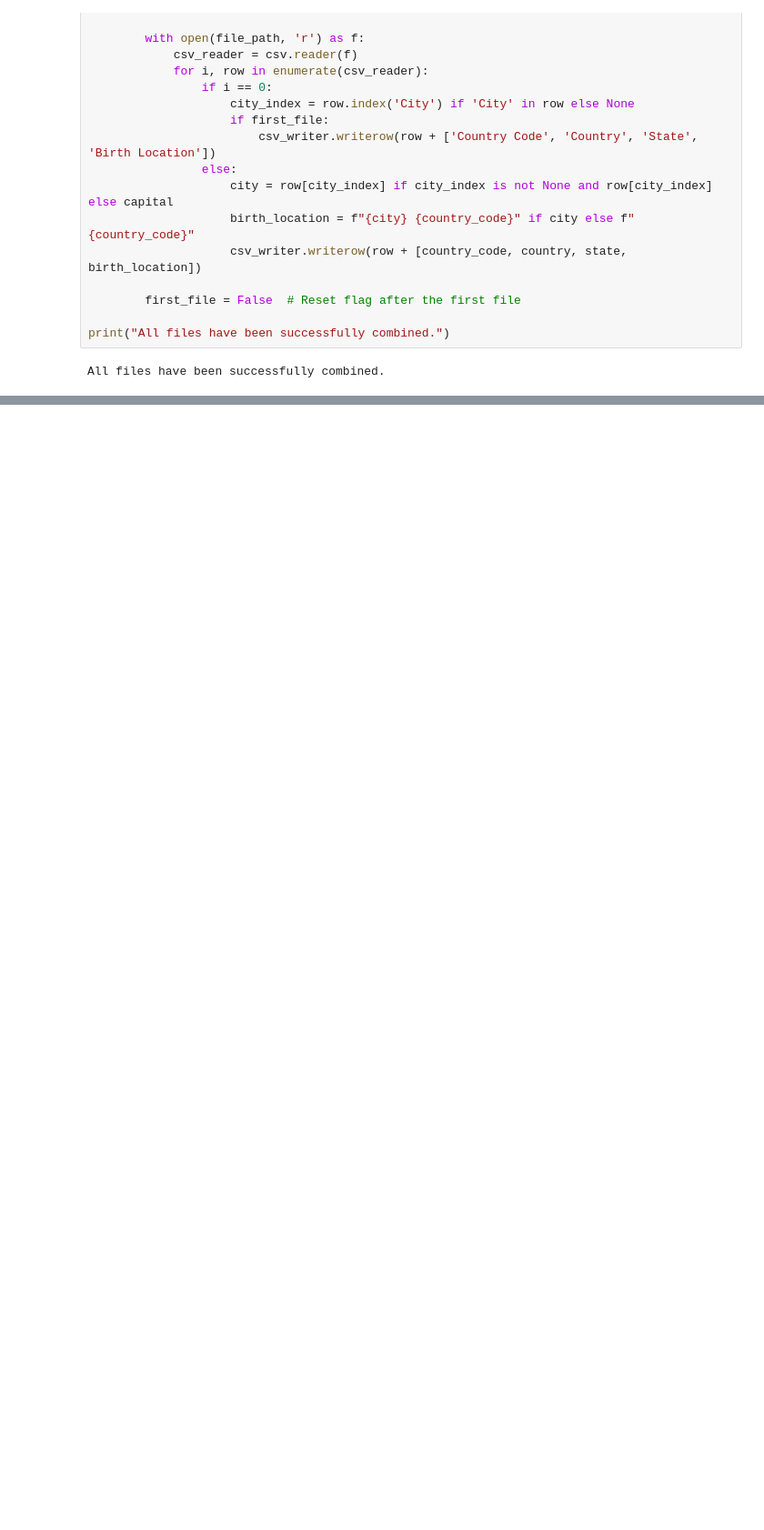
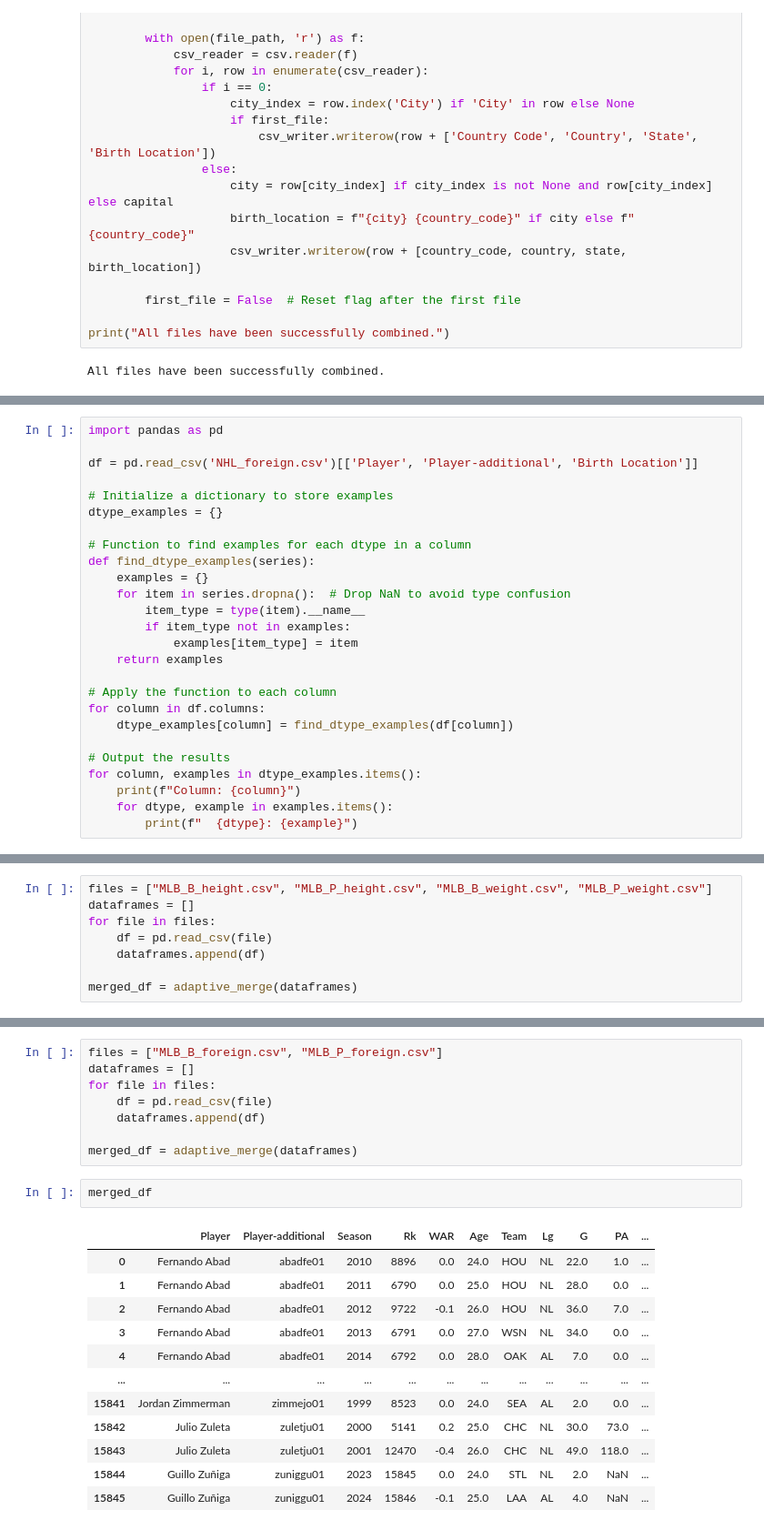
Before and after one commit to TB-DevAcc/non-american-in-us-sports-ranking, a Jupyter notebook: data_analysis/stathead_scrape.ipynb, the cells around one changed output, grey strips where cells are left out. Shown at 91% size. Saved outputs shown, nothing was run; the diff lists cells and outputs as text; blank space fills up the shorter version.

```diff
--- a/data_analysis/stathead_scrape.ipynb
+++ b/data_analysis/stathead_scrape.ipynb
@@ -470,0 +647,26 @@ All files have been successfully combined.
+# %%
+import pandas as pd
+
+df = pd.read_csv('NHL_foreign.csv')[['Player', 'Player-additional', 'Birth Location']]
+
+# Initialize a dictionary to store examples
+dtype_examples = {}
+
+# Function to find examples for each dtype in a column
+def find_dtype_examples(series):
+    examples = {}
+    for item in series.dropna():  # Drop NaN to avoid type confusion
+        item_type = type(item).__name__
+        if item_type not in examples:
+            examples[item_type] = item
+    return examples
+
+# Apply the function to each column
+for column in df.columns:
+    dtype_examples[column] = find_dtype_examples(df[column])
+
+# Output the results
+for column, examples in dtype_examples.items():
+    print(f"Column: {column}")
+    for dtype, example in examples.items():
+        print(f"  {dtype}: {example}")
@@ -470,0 +726,8 @@ All files have been successfully combined.
+# %%
+files = ["MLB_B_height.csv", "MLB_P_height.csv", "MLB_B_weight.csv", "MLB_P_weight.csv"]
+dataframes = []
+for file in files:
+    df = pd.read_csv(file)
+    dataframes.append(df)
+
+merged_df = adaptive_merge(dataframes)
@@ -470,0 +742,23 @@ All files have been successfully combined.
+# %%
+files = ["MLB_B_foreign.csv", "MLB_P_foreign.csv"]
+dataframes = []
+for file in files:
+    df = pd.read_csv(file)
+    dataframes.append(df)
+
+merged_df = adaptive_merge(dataframes)
+# %%
+merged_df
+# %% [output]
+|  | Player | Player-additional | Season | Rk | WAR | Age | Team | Lg | G | PA | ... |
+| 0 | Fernando Abad | abadfe01 | 2010 | 8896 | 0.0 | 24.0 | HOU | NL | 22.0 | 1.0 | ... |
+| 1 | Fernando Abad | abadfe01 | 2011 | 6790 | 0.0 | 25.0 | HOU | NL | 28.0 | 0.0 | ... |
+| 2 | Fernando Abad | abadfe01 | 2012 | 9722 | -0.1 | 26.0 | HOU | NL | 36.0 | 7.0 | ... |
+| 3 | Fernando Abad | abadfe01 | 2013 | 6791 | 0.0 | 27.0 | WSN | NL | 34.0 | 0.0 | ... |
+| 4 | Fernando Abad | abadfe01 | 2014 | 6792 | 0.0 | 28.0 | OAK | AL | 7.0 | 0.0 | ... |
+| ... | ... | ... | ... | ... | ... | ... | ... | ... | ... | ... | ... |
+| 15841 | Jordan Zimmerman | zimmejo01 | 1999 | 8523 | 0.0 | 24.0 | SEA | AL | 2.0 | 0.0 | ... |
+| 15842 | Julio Zuleta | zuletju01 | 2000 | 5141 | 0.2 | 25.0 | CHC | NL | 30.0 | 73.0 | ... |
+| 15843 | Julio Zuleta | zuletju01 | 2001 | 12470 | -0.4 | 26.0 | CHC | NL | 49.0 | 118.0 | ... |
+| 15844 | Guillo Zuñiga | zuniggu01 | 2023 | 15845 | 0.0 | 24.0 | STL | NL | 2.0 | NaN | ... |
+| 15845 | Guillo Zuñiga | zuniggu01 | 2024 | 15846 | -0.1 | 25.0 | LAA | AL | 4.0 | NaN | ... |
```
Also changed, not shown: parts of 24 cells of this notebook, 58 other files.
